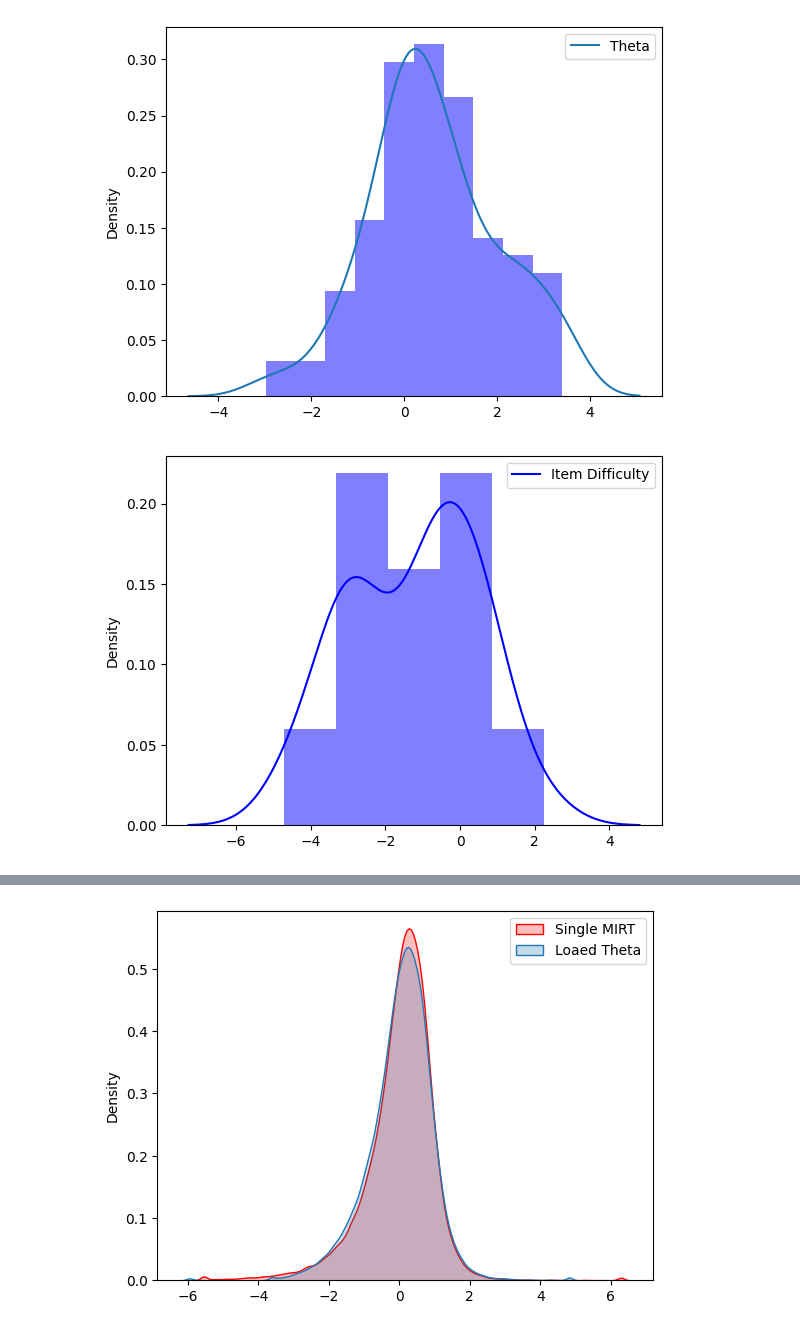
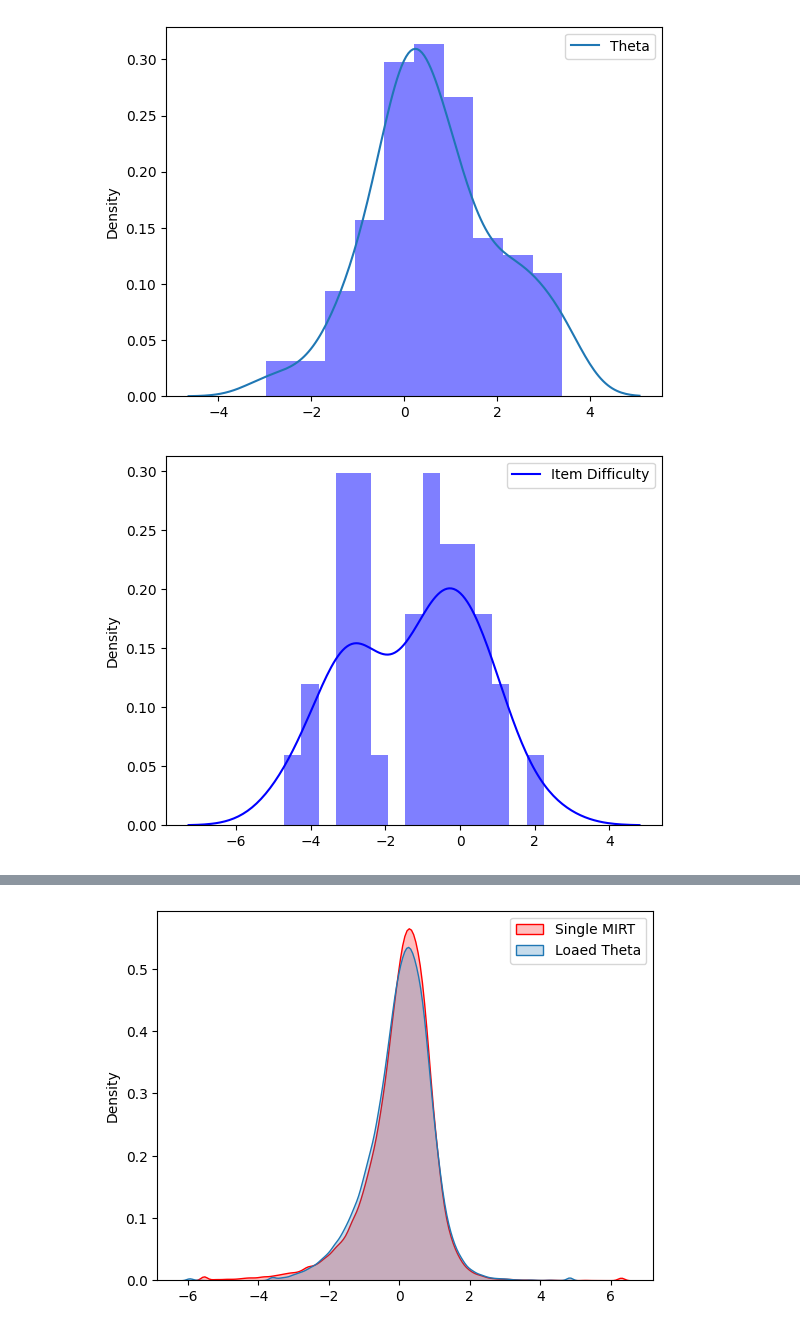
Before and after one commit to alhazar43/cal, a Jupyter notebook: test.ipynb, the cells around one changed output, grey strips where cells are left out. Drawn from its saved outputs; the diff is of its cells as text; code cells hidden in the pictures.

```diff
--- a/test.ipynb
+++ b/test.ipynb
@@ -28,12 +28,12 @@ plt.show()
 [figure]
 # %%
 fig, ax = plt.subplots()
-plt.hist(b, bins=5, density=True, alpha=0.5, color='blue')
+plt.hist(b, bins=15, density=True, alpha=0.5, color='blue')
 sns.kdeplot(b, ax=ax, label='Item Difficulty', color='blue')
 plt.legend()
 plt.show()
 # %% [output]
-[figure, old version]
+[figure, new version]
 # %%
 raw = MIRT(responses.shape[0], responses.shape[1], n_dims=1, n_categories=6) # 0 as missing
 raw.specify_model(model_type="GPCM")
```
Also changed, not shown: parts of 1 cell of this notebook, 44 other files.
